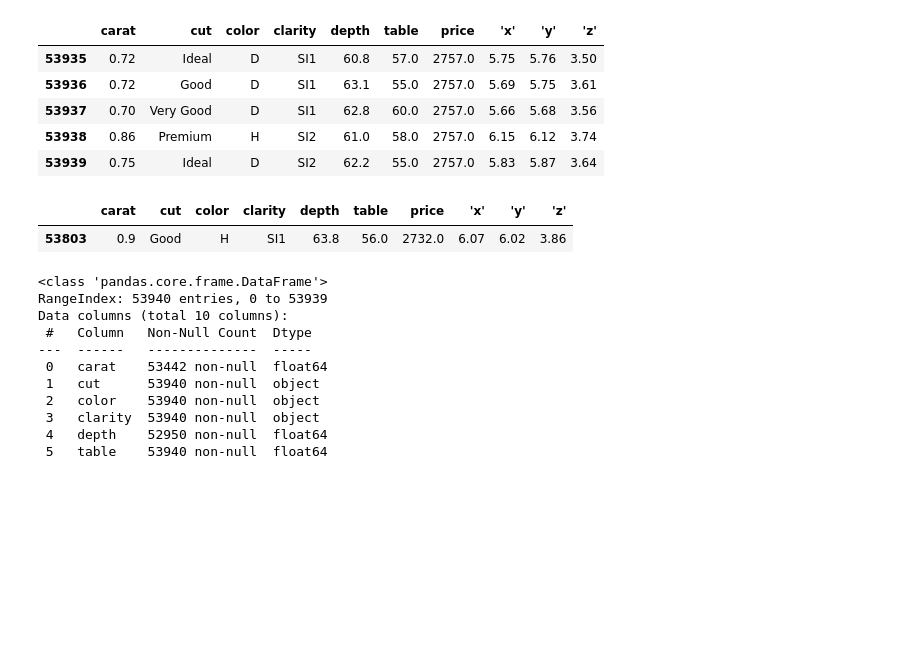
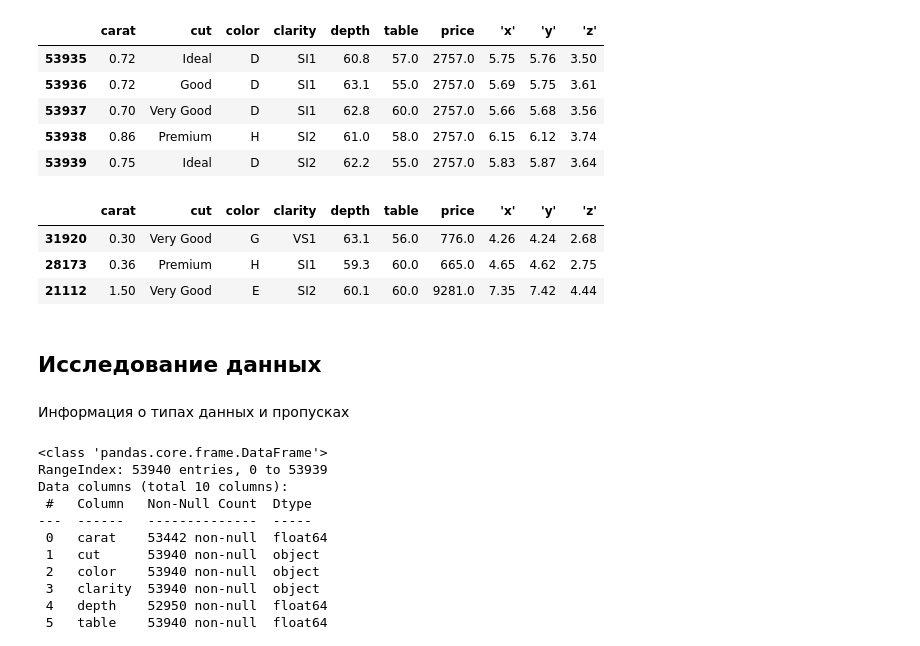
Before and after one commit to AntonGitOrlov/FirstRepository, a Jupyter notebook: stepik_AI.ipynb, the cells around one changed output. Drawn from its saved outputs; the diff is of its cells as text; code cells hidden in the pictures; blank space fills up the shorter version.

```diff
--- a/stepik_AI.ipynb
+++ b/stepik_AI.ipynb
@@ -33,10 +44,16 @@ df.tail()
 | 53938 | 0.86 | Premium | H | SI2 | 61.0 | 58.0 | 2757.0 | 6.15 | 6.12 | 3.74 |
 | 53939 | 0.75 | Ideal | D | SI2 | 62.2 | 55.0 | 2757.0 | 5.83 | 5.87 | 3.64 |
 # %%
-df.sample(1)
+df.sample(3)
 # %% [output]
 |  | carat | cut | color | clarity | depth | table | price | 'x' | 'y' | 'z' |
-| 53803 | 0.9 | Good | H | SI1 | 63.8 | 56.0 | 2732.0 | 6.07 | 6.02 | 3.86 |
+| 31920 | 0.30 | Very Good | G | VS1 | 63.1 | 56.0 | 776.0 | 4.26 | 4.24 | 2.68 |
+| 28173 | 0.36 | Premium | H | SI1 | 59.3 | 60.0 | 665.0 | 4.65 | 4.62 | 2.75 |
+| 21112 | 1.50 | Very Good | E | SI2 | 60.1 | 60.0 | 9281.0 | 7.35 | 7.42 | 4.44 |
+# %% [markdown]
+## Исследование данных
+# %% [markdown]
+Информация о типах данных и пропусках
 # %%
 df.info()
 # %% [output]
```
Also changed, not shown: parts of 22 cells of this notebook.
